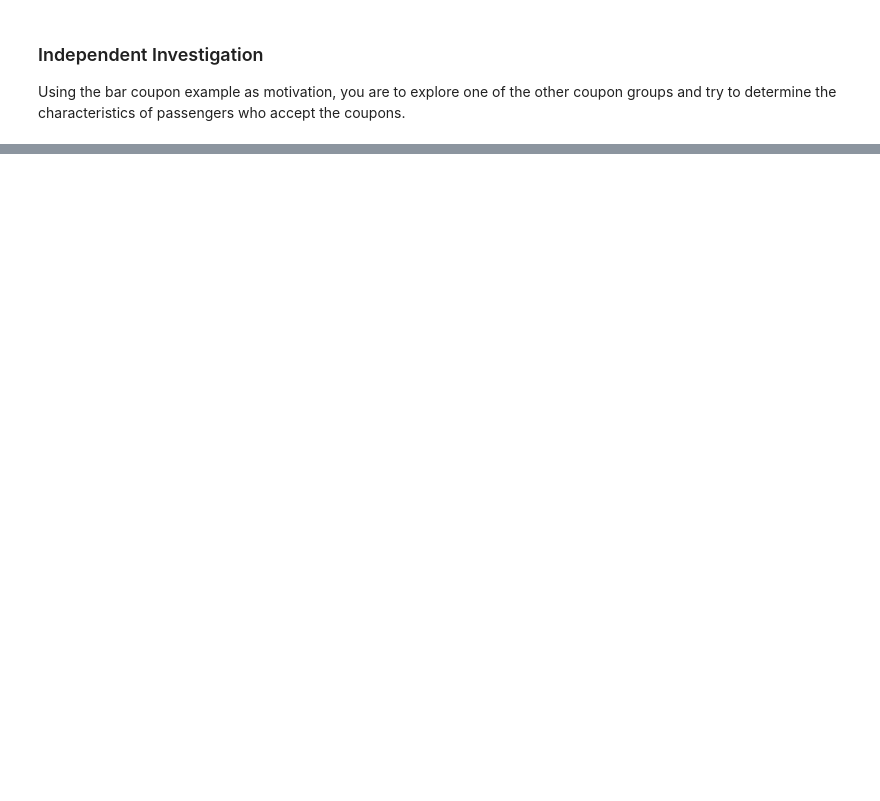
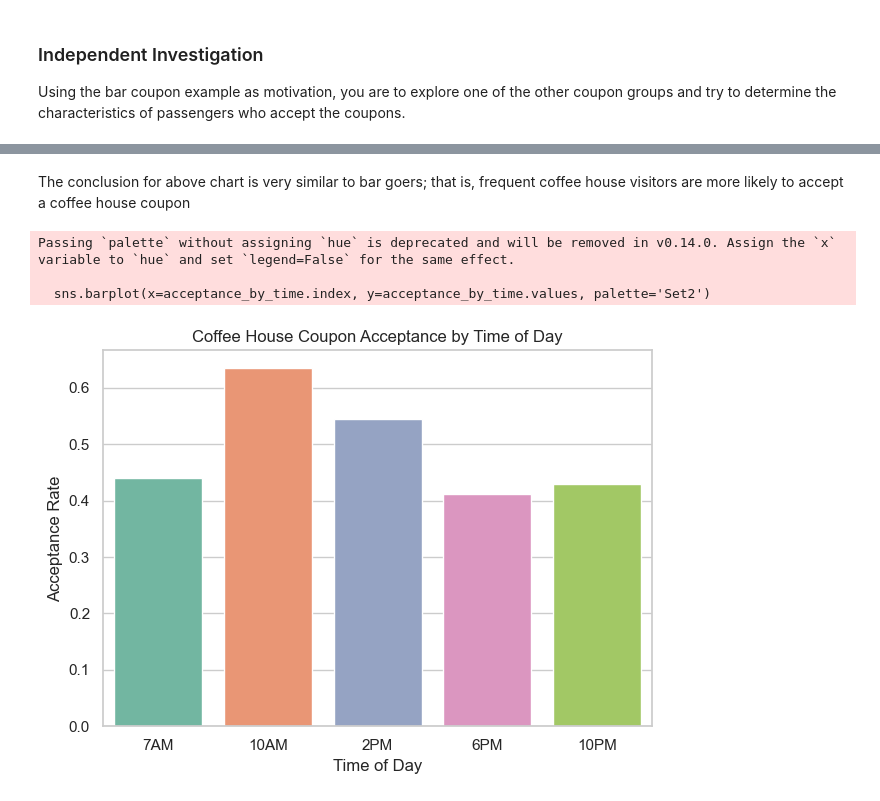
Before and after one commit to gowdilyan/predictive-coupon-acceptance-ml, a Jupyter notebook: coupon_acceptance_analysis.ipynb, the cells around one changed output, grey strips where cells are left out. Cells and saved outputs as stored; diff of their text form; code cells hidden in the pictures; blank space fills up the shorter version.

```diff
--- a/prompt.ipynb
+++ b/coupon_acceptance_analysis.ipynb
@@ -353,0 +405,17 @@ Using the bar coupon example as motivation, you are to explore one of the other
+# %% [markdown]
+The conclusion for above chart is very similar to bar goers; that is, frequent coffee house visitors are more likely to accept a coffee house coupon
+# %%
+# lets use time of day
+time_order = ['7AM', '10AM', '2PM', '6PM', '10PM'] # without this 7am comes in the end of the bar plot
+acceptance_by_time = coffee_coupons.groupby('time')['Y'].mean().reindex(time_order)
+sns.barplot(x=acceptance_by_time.index, y=acceptance_by_time.values, palette='Set2')
+plt.title('Coffee House Coupon Acceptance by Time of Day')
+plt.xlabel('Time of Day')
+plt.ylabel('Acceptance Rate')
+plt.tight_layout()
+plt.show()
+# %% [output]
+Passing `palette` without assigning `hue` is deprecated and will be removed in v0.14.0. Assign the `x` variable to `hue` and set `legend=False` for the same effect.
+
+  sns.barplot(x=acceptance_by_time.index, y=acceptance_by_time.values, palette='Set2')
+[figure, added]
```
Also changed, not shown: parts of 8 cells of this notebook, 3 other files.
